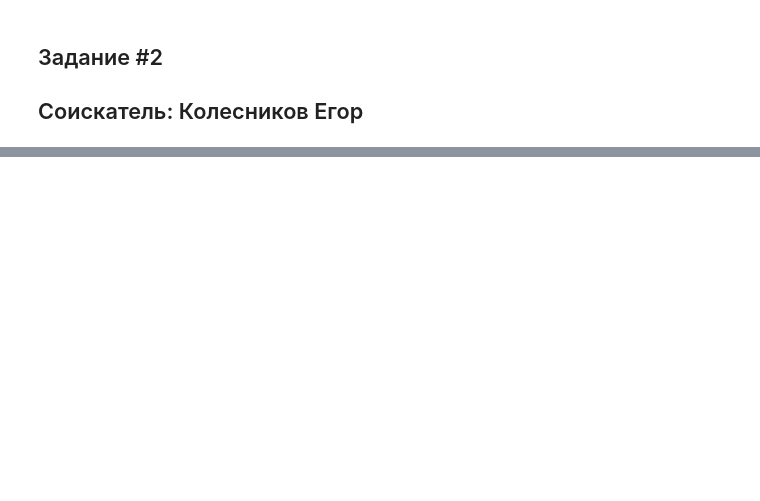
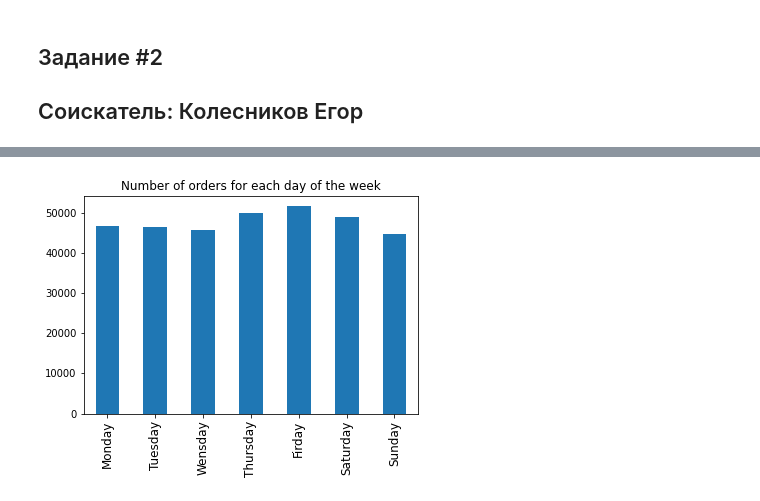
Before and after one commit to Kollego/sbermarket_task, a Jupyter notebook: research_sbermarket.ipynb, the cells around one changed output, grey strips where cells are left out. Cells and saved outputs as stored; diff of their text form; code cells hidden in the pictures; blank space fills up the shorter version.

```diff
--- a/research_sbermarket.ipynb
+++ b/research_sbermarket.ipynb
@@ -20,5 +22,6 @@ DB_URL = ('postgresql://{username}:{password}@{ipaddress}:{port}/{dbname}'.forma
 
 cnx = create_engine(DB_URL)
 # %%
-query = 'SELECT * FROM orders'
-pd.read_sql_query(query, cnx)
+# 1
+query = 'SELECT created_at, item_total FROM orders'
+df1 = pd.read_sql_query(query, cnx)
@@ -42,0 +37,5 @@ list(range(1,10))
+# %%
+df_day = pd.DataFrame({'time': df1.loc[:, 'created_at'].apply(lambda x: x.time().hour),
+                       'weekday': df1.loc[:, 'created_at'].apply(lambda x: x.weekday()),
+                       'item_total': df1['item_total']})
+df_day.head()
@@ -42,0 +49,10 @@ list(range(1,10))
+# %%
+days = ['Monday','Tuesday','Wensday','Thursday',
+        'Firday','Saturday','Sunday']
+# %%
+ax = df_day.groupby('weekday')['time'].count().plot(kind='bar')
+ax.set_title('Number of orders for each day of the week')
+ax.set_xticklabels(days, rotation='vertical', fontsize=12)
+ax.set_xlabel('');
+# %% [output]
+[figure, added]
```
Also changed, not shown: parts of 14 cells of this notebook.
